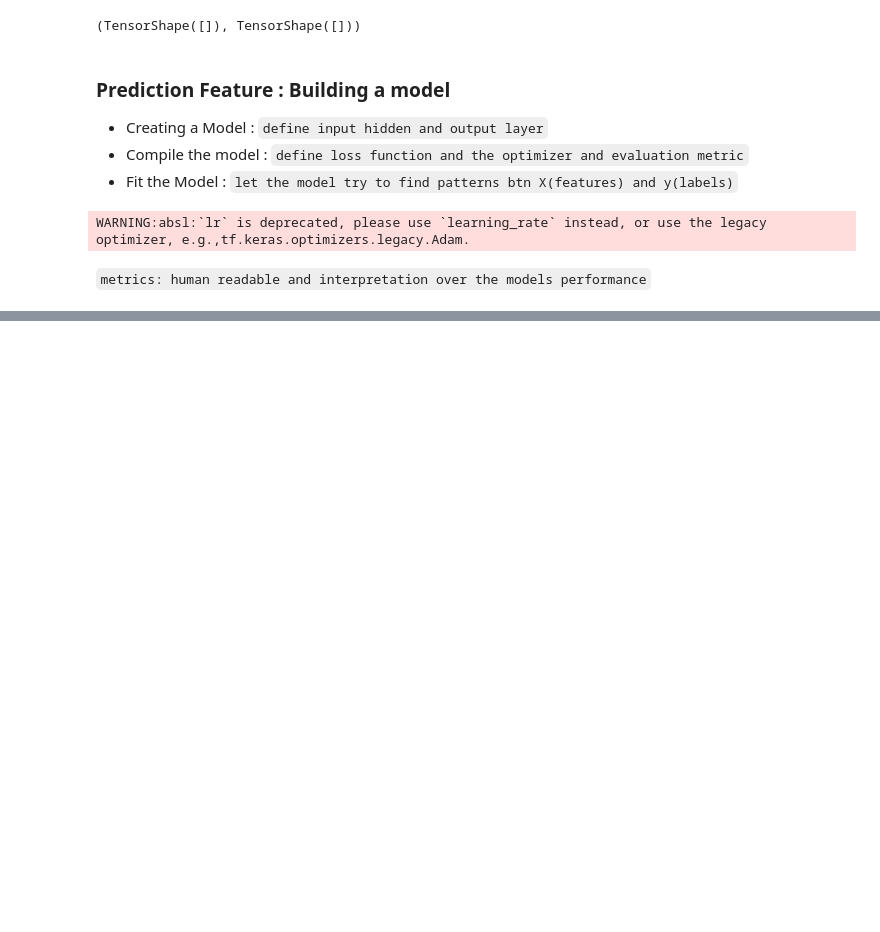
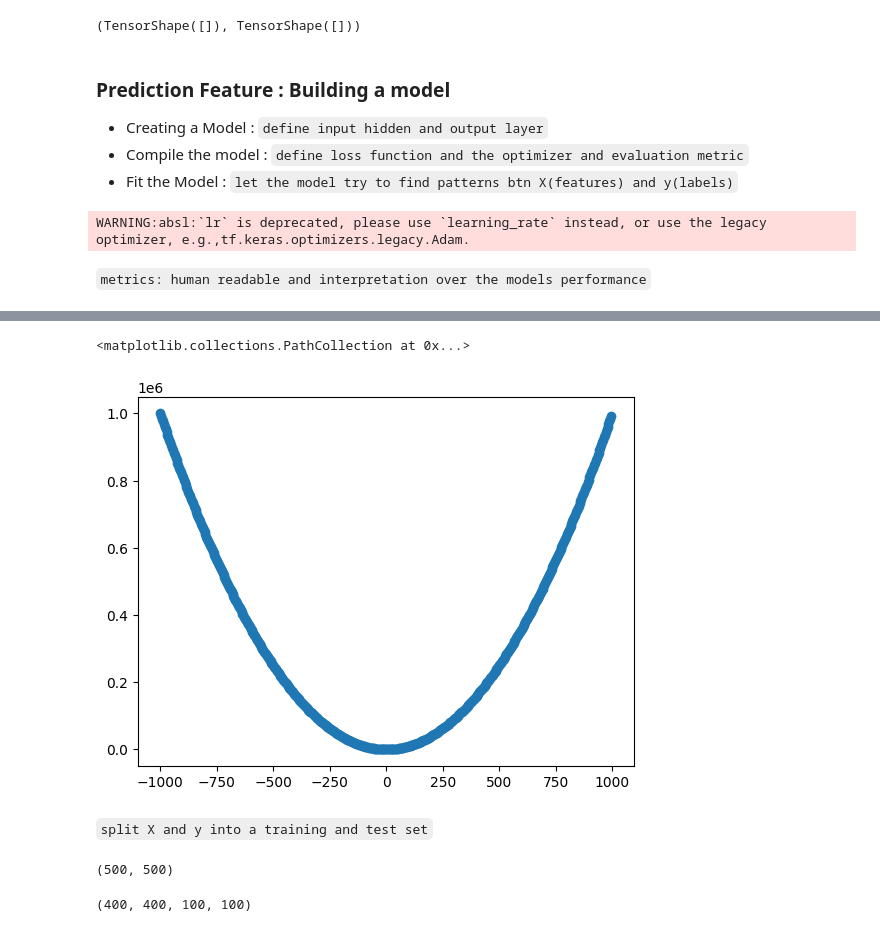
Before and after one commit to machiobrian/Night, a Jupyter notebook: reg_models.ipynb, the cells around one changed output, grey strips where cells are left out. Cells and saved outputs as stored; diff of their text form; code cells hidden in the pictures; blank space fills up the shorter version.

Commit message:
Proceed to Create a Model

```diff
--- a/reg_models.ipynb
+++ b/reg_models.ipynb
@@ -142,0 +152,6 @@ array([[27.366678]], dtype=float32)
+# %%
+# create a larger model
+X = tf.range(-1000, 1000, 4)
+# create a larger label : (matmul)
+y = tf.multiply(X,X)
+X,y
@@ -142,0 +176,8 @@ array([[27.366678]], dtype=float32)
+# %%
+# visualize the data
+plt.scatter(X,y)
+# %% [output]
+<matplotlib.collections.PathCollection at 0x...>
+[figure, added]
+# %% [markdown]
+`split X and y into a training and test set`
@@ -142,0 +190,16 @@ array([[27.366678]], dtype=float32)
+# %%
+# check the length of our data set
+len(X), len(y)
+# %% [output]
+(500, 500)
+# %%
+# spilt into an 80% & 20%
+X_train = X[:400] # get the first 40 samples
+y_train = y[:400]
+
+X_test = X[400:] # last 10 elements
+y_test = y[400:]
+
+len(X_train), len(y_train), len(X_test), len(y_test)
+# %% [output]
+(400, 400, 100, 100)
```
Also changed, not shown: parts of 12 cells of this notebook, 1 other file.
